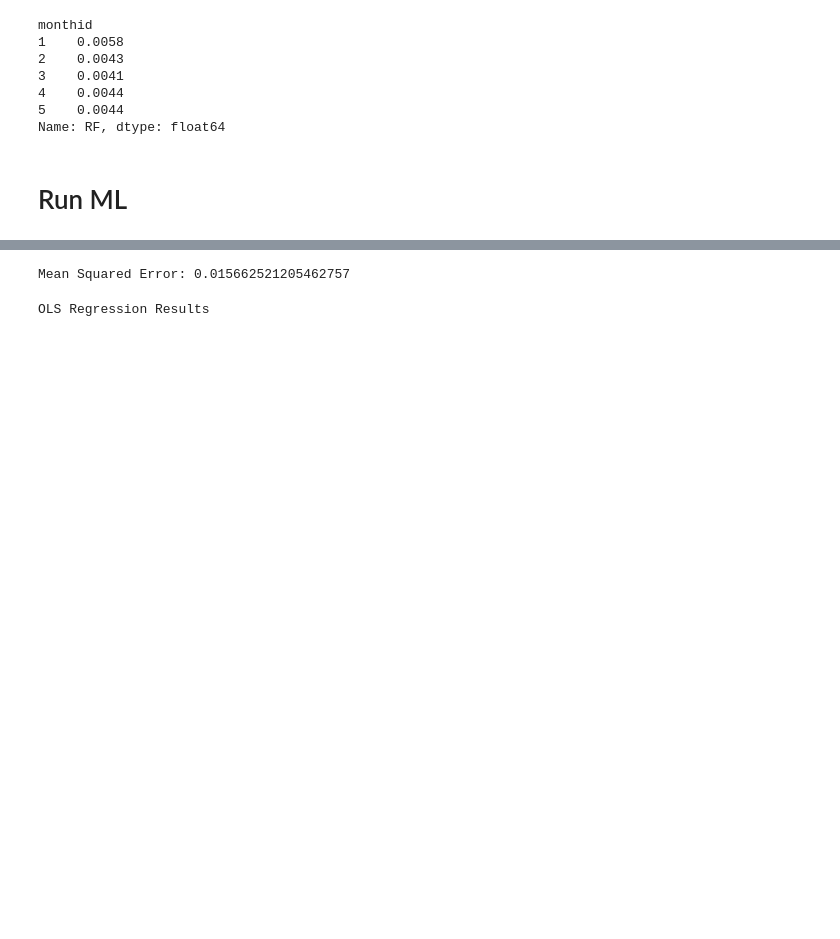
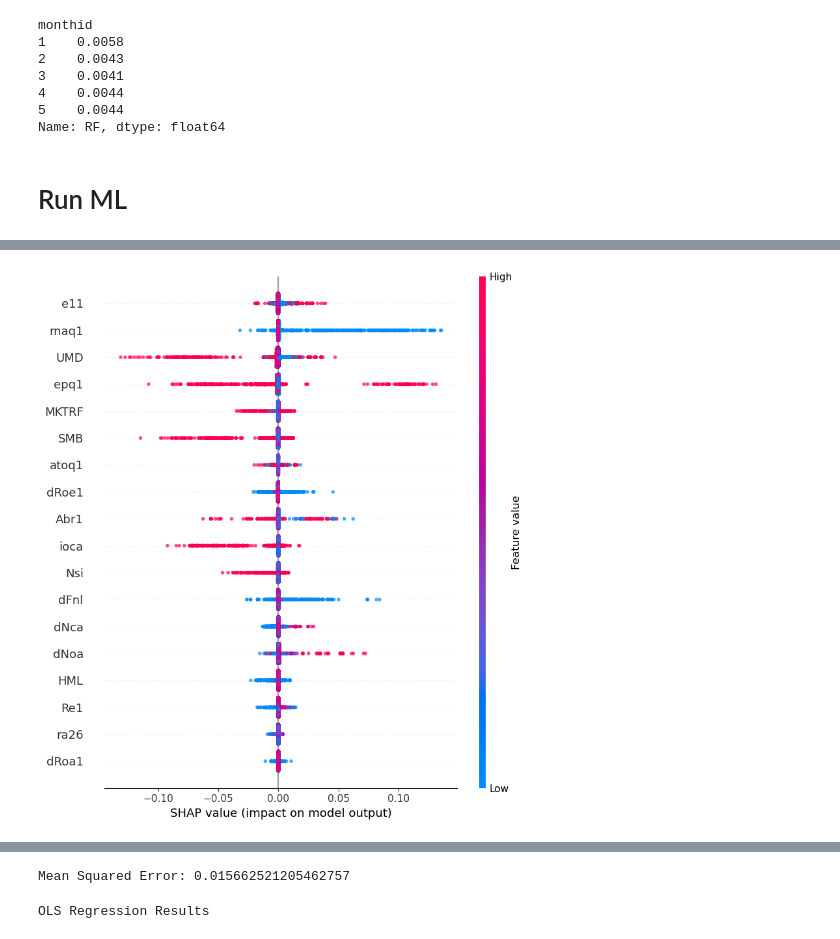
Before and after one commit to yiyun-sj/factor-trading, a Jupyter notebook: ml2.ipynb, the cells around one changed output, grey strips where cells are left out. Saved outputs shown, nothing was run; the diff lists cells and outputs as text; code cells hidden in the pictures; blank space fills up the shorter version.

```diff
--- a/ml2.ipynb
+++ b/ml2.ipynb
@@ -579,0 +645,4 @@ model.y_test
+# %%
+shap.summary_plot(shap_values, model.x_validate, alpha=0.7)
+# %% [output]
+[figure, added]
```
Also changed, not shown: parts of 36 cells of this notebook.
